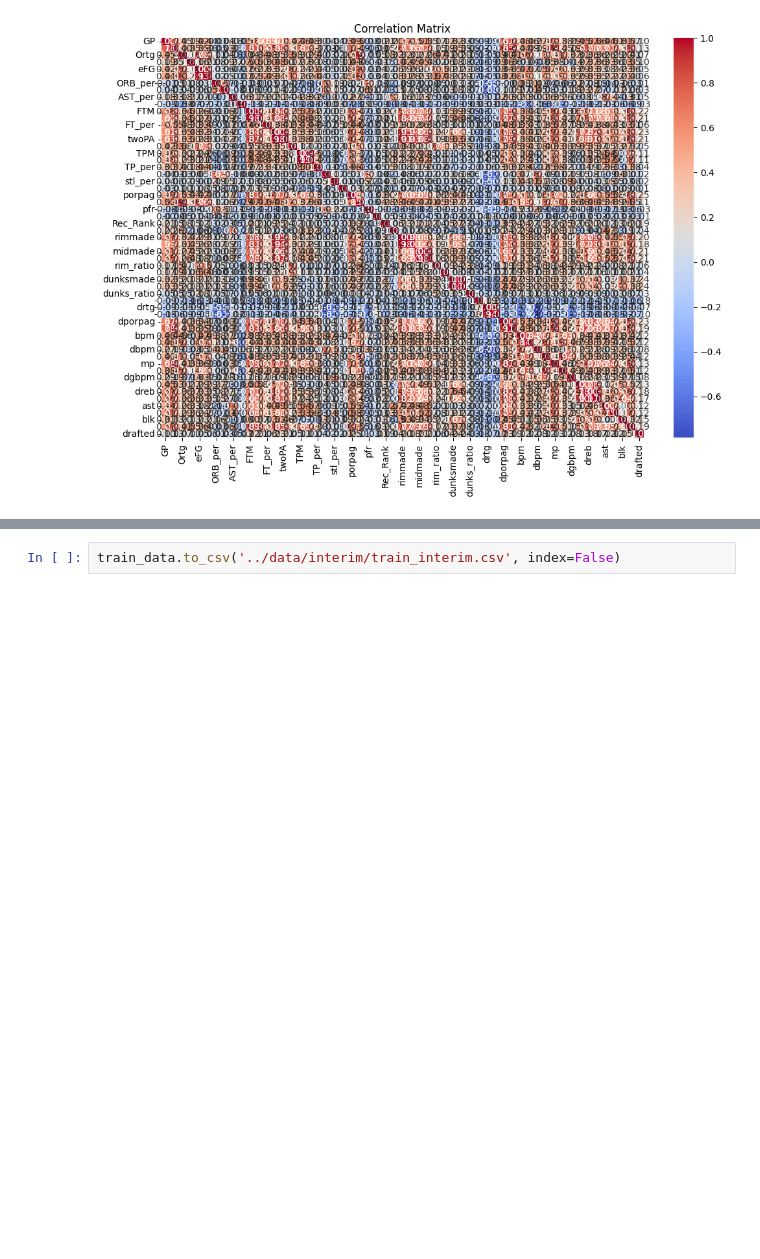
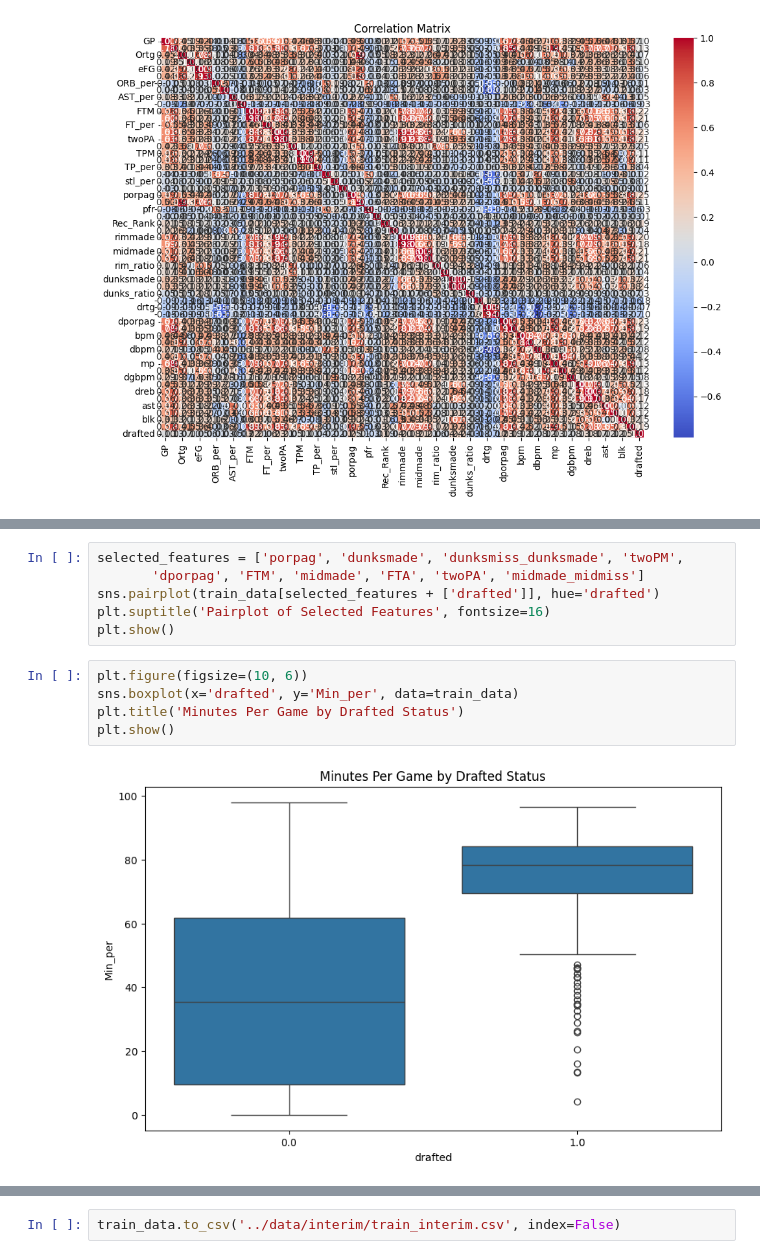
Before and after one commit to Harshit-repo/adv-mlaa-lab-1, a Jupyter notebook: notebooks/1.0--jd-week1-eda.ipynb, the cells around one changed output, grey strips where cells are left out. Drawn from its saved outputs; the diff is of its cells as text; blank space fills up the shorter version.

```diff
--- a/notebooks/1.0--jd-week1-eda.ipynb
+++ b/notebooks/1.0--jd-week1-eda.ipynb
@@ -82,0 +127,13 @@ plt.show()
+# %%
+selected_features = ['porpag', 'dunksmade', 'dunksmiss_dunksmade', 'twoPM',
+       'dporpag', 'FTM', 'midmade', 'FTA', 'twoPA', 'midmade_midmiss']
+sns.pairplot(train_data[selected_features + ['drafted']], hue='drafted')
+plt.suptitle('Pairplot of Selected Features', fontsize=16)
+plt.show()
+# %%
+plt.figure(figsize=(10, 6))
+sns.boxplot(x='drafted', y='Min_per', data=train_data)
+plt.title('Minutes Per Game by Drafted Status')
+plt.show()
+# %% [output]
+[figure, added]
```
Also changed, not shown: parts of 5 cells of this notebook.
